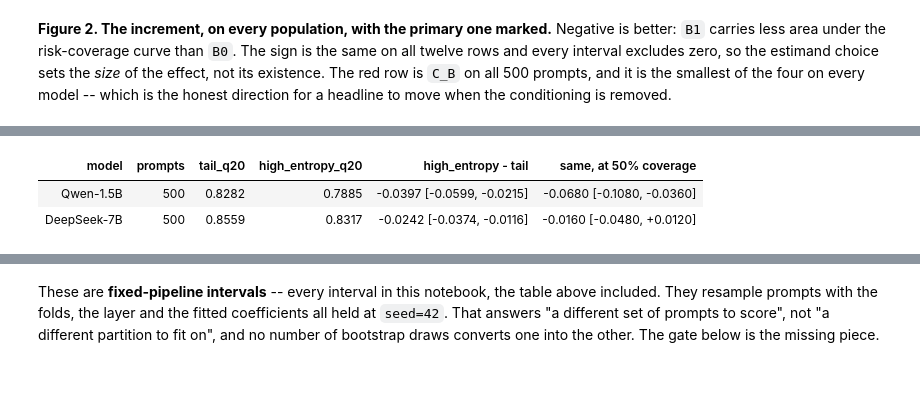
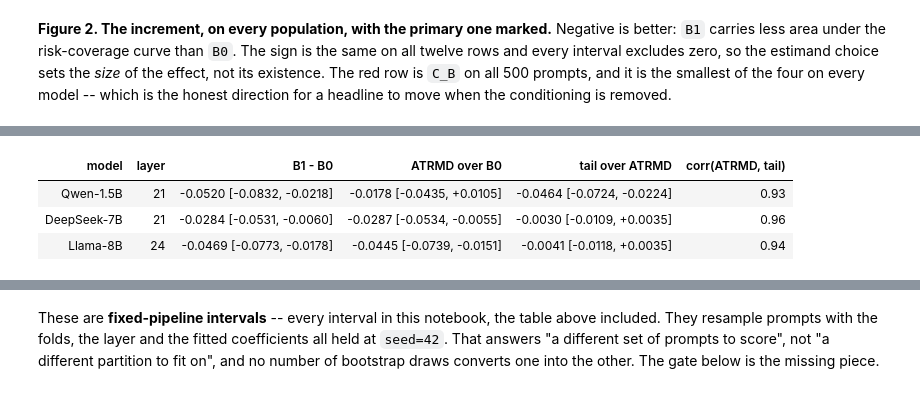
Before and after one commit to djaniak/reasoning-geometry, a Jupyter notebook: notebooks/14_rmd_workshop_story.ipynb, the cells around one changed output, grey strips where cells are left out. Cells and saved outputs as stored; diff of their text form; code cells hidden in the pictures.

```diff
--- a/notebooks/14_rmd_workshop_story.ipynb
+++ b/notebooks/14_rmd_workshop_story.ipynb
@@ -84,6 +84,7 @@ def artifact(relpath):
 BUDGET = artifact("budget_outcomes/budget_outcomes.json")
 LADDER = artifact("peer_cost_ladder/peer_cost_ladder_results.json")
 PROBE = artifact("last_token_probe/last_token_probe_results.json")
+CLOSEST = artifact("closest_baselines/closest_baselines_results.json")
 
 # The refit sweep is registered and pending; the gate in section 4 reads this.
 REFIT_PATH = ROOT / "results/refit_stability/refit_stability_results.json"
@@ -95,6 +96,12 @@ assert [r["label"] for r in LADDER["models"]] == MODELS
 assert set(PROBE["models"]) == set(MODELS)
 assert {row["population"] for row in BUDGET["populations"]} >= {
     PRIMARY, "cap_free_valid_plurality"}
+# Section 4a reads 1a/1b off the primary population. Before 2026-08-22 this
+# artifact held only the cap-free filters, and the assert is what would have
+# caught the storyboard quoting a permissive number as the result.
+assert [m["label"] for m in CLOSEST["models"]] == MODELS
+for _m in CLOSEST["models"]:
+    assert PRIMARY in _m["populations"], (_m["label"], "rerun closest_baselines")
 
 # ---------------------------------------------------------------------------
 # Presentation only. Nothing below this line touches a number.
@@ -604,6 +633,58 @@ the highest-entropy 20% of tokens **beats** full-trace RMD *inside* a prompt
 do not want the same tokens -- this notebook's thesis showing up a second time,
 in the feature design rather than in the readout.
 # %%
+def interval(entry):
+    return (f"{entry['point_estimate']:+.4f} "
+            f"[{entry['ci_low']:+.4f}, {entry['ci_high']:+.4f}]")
+
+
+# Table 5a is on the SAME scale and the SAME population as sections 2-4: risk
+# against coverage, lower is better, C_B over all 500 prompts. So unlike Table
+# 5b below, these numbers are directly comparable to the increment table.
+L = pd.DataFrame([
+    {
+        "model": NICE[m["label"]],
+        "layer": m["layer"],
+        "B1 - B0": interval(P["paired_deltas_aurc"]["B1_minus_B0"]),
+        "ATRMD over B0": interval(P["paired_deltas_aurc"]["rmd_full_over_B0"]),
+        "tail over ATRMD": interval(P["paired_deltas_aurc"]["rmd_tail_over_rmd_full"]),
+        "corr(ATRMD, tail)": P["redundancy"]["rmd_full_vs_rmd_tail_q20"]["pearson"],
+    }
+    for m in CLOSEST["models"]
+    for P in [m["populations"][PRIMARY]]
+])
+_clears = lambda d: d["ci_high"] < 0
+table(
+    L, "Table 5a &middot; the tail against the published whole-trace score, "
+       f"{PRIMARY}",
+    note=("<b>Lower is better; a negative delta favours the left-hand readout.</b> "
+          "<code>rmd_full</code> is Vazhentsev et al.'s ATRMD, so the middle "
+          "column asks what an already-published feature buys and the right one "
+          "asks what the tail adds on top of it.<br><br>"
+          "<b>The split.</b> ATRMD clears zero over <code>B0</code> on "
+          + ", ".join(NICE[m["label"]] for m in CLOSEST["models"]
+                      if _clears(m["populations"][PRIMARY]["paired_deltas_aurc"]
+                                 ["rmd_full_over_B0"]))
+          + " and not on "
+          + ", ".join(NICE[m["label"]] for m in CLOSEST["models"]
+                      if not _clears(m["populations"][PRIMARY]["paired_deltas_aurc"]
+                                     ["rmd_full_over_B0"]))
+          + "; the tail clears zero over ATRMD on "
+          + ", ".join(NICE[m["label"]] for m in CLOSEST["models"]
+                      if _clears(m["populations"][PRIMARY]["paired_deltas_aurc"]
+                                 ["rmd_tail_over_rmd_full"]))
+          + " only. Exactly the models where one works are the models where the "
+          "other does not, and the last column shows the two are near-collinear "
+          "throughout. The increment is what replicates across models; the "
+          "region it has to be read from is not.<br><br>"
+          "Stop rule <code>1a</code> lives in the same artifact and does not "
+          "trigger here either: the tail over <code>B0 + neg_answer_entropy</code> "
+          "clears zero on "
+          f"{sum(_clears(m['populations'][PRIMARY]['paired_deltas_aurc']['rmd_tail_over_B0_plus_H']) for m in CLOSEST['models'])}"
+          " of 3 models, and the rule stops the claim at two failures."),
+    **{"corr(ATRMD, tail)": "{:.2f}"},
+)
+
 # The E1 artifact behind notebook 12. Two things about it have to be said before
 # any number is read out of it, and the note under the table says both.
 #
@@ -636,12 +717,6 @@ for label in MODELS:
 
 assert REGION, "no wave1 artifact found; section 4a has nothing to show"
 
-
-def interval(entry):
-    return (f"{entry['point_estimate']:+.4f} "
-            f"[{entry['ci_low']:+.4f}, {entry['ci_high']:+.4f}]")
-
-
 R = pd.DataFrame([
     {
         "model": NICE[label],
@@ -655,12 +730,14 @@ R = pd.DataFrame([
 ])
 missing = [NICE[label] for label in MODELS if label not in REGION]
 table(
-    R, "Table 5 &middot; where in the trace the score is measured, prompt level",
+    R, "Table 5b &middot; the two localized regions against each other, prompt level",
     note=("<b>Higher is better in this table only.</b> E1 integrates accuracy "
-          "against coverage; sections 2-4 integrate risk against coverage, so "
-          "the increment there is negative and the loss here is negative for "
-          "the opposite reason. Both are stored under the key <code>aurc</code> "
-          "in their own artifacts.<br><br>"
+          "against coverage; sections 2-4 and Table 5a integrate risk against "
+          "coverage, so the increment there is negative and the loss here is "
+          "negative for the opposite reason. Both are stored under the key "
+          "<code>aurc</code> in their own artifacts, on different scales and "
+          "over differently filtered traces. Do not read a delta across the "
+          "two tables.<br><br>"
           "The high-entropy region is worse on both models and both AURC "
           "intervals exclude zero. At the single 50% operating point the gap "
           "survives on Qwen and does not on DeepSeek-7B "
@@ -679,3 +756,4 @@ Table 5 · where in the trace the score is measured, prompt level
-| model | prompts | tail_q20 | high_entropy_q20 | high_entropy - tail | same, at 50% coverage |
-| Qwen-1.5B | 500 | 0.8282 | 0.7885 | -0.0397 [-0.0599, -0.0215] | -0.0680 [-0.1080, -0.0360] |
-| DeepSeek-7B | 500 | 0.8559 | 0.8317 | -0.0242 [-0.0374, -0.0116] | -0.0160 [-0.0480, +0.0120] |
+| model | layer | B1 - B0 | ATRMD over B0 | tail over ATRMD | corr(ATRMD, tail) |
+| Qwen-1.5B | 21 | -0.0520 [-0.0832, -0.0218] | -0.0178 [-0.0435, +0.0105] | -0.0464 [-0.0724, -0.0224] | 0.93 |
+| DeepSeek-7B | 21 | -0.0284 [-0.0531, -0.0060] | -0.0287 [-0.0534, -0.0055] | -0.0030 [-0.0109, +0.0035] | 0.96 |
+| Llama-8B | 24 | -0.0469 [-0.0773, -0.0178] | -0.0445 [-0.0739, -0.0151] | -0.0041 [-0.0118, +0.0035] | 0.94 |
```
Also changed, not shown: parts of 3 cells of this notebook, 6 other files.
